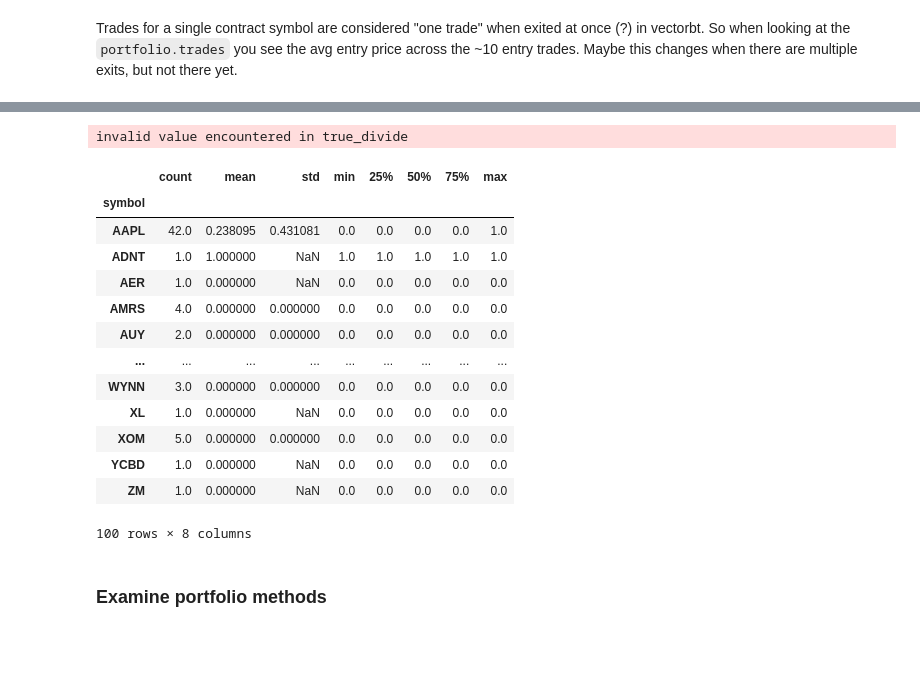
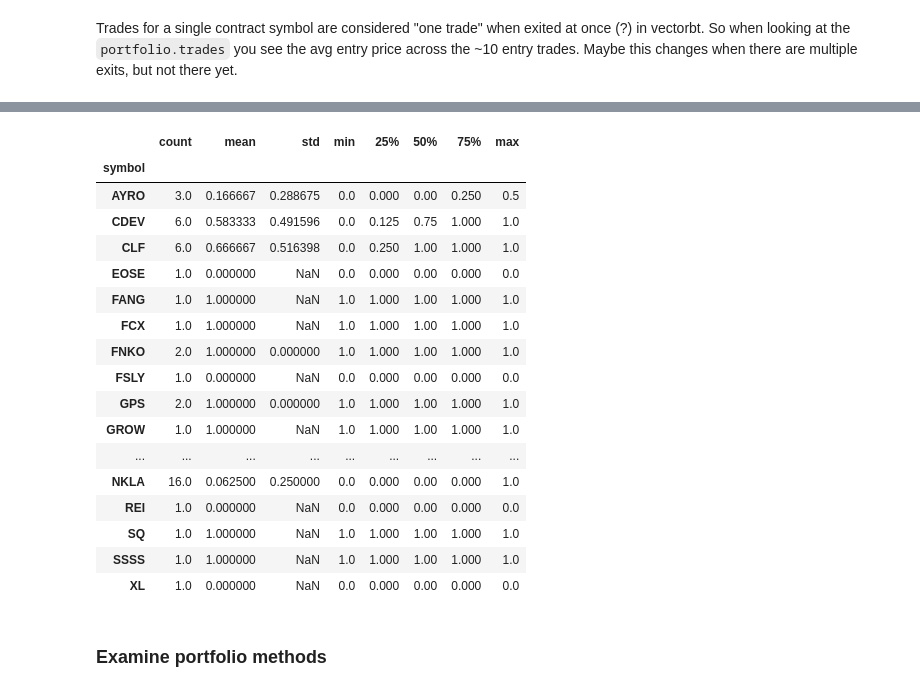
Before and after one commit to xbno/vectorbt, a Jupyter notebook: examples/multi.ipynb, the cells around one changed output, grey strips where cells are left out. Cells and saved outputs as stored; diff of their text form; code cells hidden in the pictures; blank space fills up the shorter version.

Commit message:
update to multi

```diff
--- a/examples/multi.ipynb
+++ b/examples/multi.ipynb
@@ -241,25 +379,0 @@ One column per option_contract series
-# %%
-df_tmp = df[[c for c in df.columns if 'oc_hx' in c]]
-df_tmp = df_tmp.reset_index().set_index('oc_hx_date') #.set_index('oc_hx_symbol')
-df_tmp = df_tmp.sort_index()
-df_tmp = df_tmp.groupby(['oc_hx_date','oc_hx_contract_symbol'])['oc_hx_close'].max().unstack().dropna(how='all')
-
-for exit in exits:
-    df_tmp.loc[:exit['option_expiration'],exit['contract_symbol']] = df_tmp.loc[:exit['option_expiration'],exit['contract_symbol']].ffill()
-
-df_tmp.index.name = 'Date'
-
-df_tmp_save = df_tmp.copy()
-
-# old single index
-# df_tmp = df_tmp.vbt.stack_index(pd.Index([re.match('[A-Z]*',c)[0] for c in df_tmp.columns], name='symbol'))
-# df_tmp.vbt.stack_index(pd.Index([format_date(re.search('[0-9]+',c)[0]) for c in df_tmp.columns], name='option_expiration'))
-
-# new multi index
-multi_ind = list(zip(
-    [parse_contract_symbol(c)['type'] for c in df_tmp.columns],
-    [parse_contract_symbol(c)['symbol'] for c in df_tmp.columns],
-    [parse_contract_symbol(c)['option_expiration'] for c in df_tmp.columns]
-))
-df_tmp = df_tmp.vbt.stack_index(pd.MultiIndex.from_tuples(multi_ind, names=["option_type", "symbol", "option_expiration"]))
-df_tmp
@@ -323,7 +410,7 @@ for rand_exit_type in rand_exit_types:
 # for r in rand_exit_types:
 #     print(f"rand_exit_dfs['{r}'],")
 
-exit_types = rand_exit_types + ['expiration']
+exit_types = rand_exit_types + ['expiration'] + ['pct_inc']
 all_exit_df = pd.DataFrame.vbt.concat(
     rand_exit_dfs['rand_0'],
     rand_exit_dfs['rand_1'],
@@ -336,6 +423,7 @@ all_exit_df = pd.DataFrame.vbt.concat(
     rand_exit_dfs['rand_8'],
     rand_exit_dfs['rand_9'],
     exp_exit_df,
+    pct_exit_df,
     keys=pd.Index(exit_types, name='exit_type')
 )
 # %%
@@ -492,3 +580,5 @@ uniform_cash_order_sizing(df_tmp,entry_df.copy().astype(int),100).loc[idx['2021-
 uniform_quantity_order_sizing(df_tmp,entry_df.copy().astype(int),500).loc[idx['2021-02-17'],idx[:,:,:,['AMC210305C00007000']]]
 # %% [output]
 Series([], Name: 2021-02-17 00:00:00, dtype: int64)
+# %%
+entry_size_df = uniform_cash_order_sizing(df_tmp,entry_df.copy().astype(int),max_cash_per_trade)
@@ -518,7 +649,7 @@ for exit_type in exit_types:
     )
     total_returns.append(portfolio.total_return())
 
-    if exit_type == 'expiration':
+    if exit_type in ['expiration','pct_inc']:
         pass
     else:
         del portfolio
@@ -772,22 +959,25 @@ entry_exit_size_df[contracts[cidx][:4]][contracts[cidx][-1]].vbt.plot().show()
 # %%
 win_rate_df = portfolio.trades.win_rate().dropna().reset_index()
-win_rate_df.groupby(['symbol'])[0].describe()
+win_rate_df.groupby(['symbol'])['win_rate'].describe()
 # %% [output]
-invalid value encountered in true_divide
 |  | count | mean | std | min | 25% | 50% | 75% | max |
 | symbol |  |  |  |  |  |  |  |  |
-| AAPL | 42.0 | 0.238095 | 0.431081 | 0.0 | 0.0 | 0.0 | 0.0 | 1.0 |
-| ADNT | 1.0 | 1.000000 | NaN | 1.0 | 1.0 | 1.0 | 1.0 | 1.0 |
-| AER | 1.0 | 0.000000 | NaN | 0.0 | 0.0 | 0.0 | 0.0 | 0.0 |
-| AMRS | 4.0 | 0.000000 | 0.000000 | 0.0 | 0.0 | 0.0 | 0.0 | 0.0 |
-| AUY | 2.0 | 0.000000 | 0.000000 | 0.0 | 0.0 | 0.0 | 0.0 | 0.0 |
+| AYRO | 3.0 | 0.166667 | 0.288675 | 0.0 | 0.000 | 0.00 | 0.250 | 0.5 |
+| CDEV | 6.0 | 0.583333 | 0.491596 | 0.0 | 0.125 | 0.75 | 1.000 | 1.0 |
+| CLF | 6.0 | 0.666667 | 0.516398 | 0.0 | 0.250 | 1.00 | 1.000 | 1.0 |
+| EOSE | 1.0 | 0.000000 | NaN | 0.0 | 0.000 | 0.00 | 0.000 | 0.0 |
+| FANG | 1.0 | 1.000000 | NaN | 1.0 | 1.000 | 1.00 | 1.000 | 1.0 |
+| FCX | 1.0 | 1.000000 | NaN | 1.0 | 1.000 | 1.00 | 1.000 | 1.0 |
+| FNKO | 2.0 | 1.000000 | 0.000000 | 1.0 | 1.000 | 1.00 | 1.000 | 1.0 |
+| FSLY | 1.0 | 0.000000 | NaN | 0.0 | 0.000 | 0.00 | 0.000 | 0.0 |
+| GPS | 2.0 | 1.000000 | 0.000000 | 1.0 | 1.000 | 1.00 | 1.000 | 1.0 |
+| GROW | 1.0 | 1.000000 | NaN | 1.0 | 1.000 | 1.00 | 1.000 | 1.0 |
 | ... | ... | ... | ... | ... | ... | ... | ... | ... |
-| WYNN | 3.0 | 0.000000 | 0.000000 | 0.0 | 0.0 | 0.0 | 0.0 | 0.0 |
-| XL | 1.0 | 0.000000 | NaN | 0.0 | 0.0 | 0.0 | 0.0 | 0.0 |
-| XOM | 5.0 | 0.000000 | 0.000000 | 0.0 | 0.0 | 0.0 | 0.0 | 0.0 |
-| YCBD | 1.0 | 0.000000 | NaN | 0.0 | 0.0 | 0.0 | 0.0 | 0.0 |
-| ZM | 1.0 | 0.000000 | NaN | 0.0 | 0.0 | 0.0 | 0.0 | 0.0 |
+| NKLA | 16.0 | 0.062500 | 0.250000 | 0.0 | 0.000 | 0.00 | 0.000 | 1.0 |
+| REI | 1.0 | 0.000000 | NaN | 0.0 | 0.000 | 0.00 | 0.000 | 0.0 |
+| SQ | 1.0 | 1.000000 | NaN | 1.0 | 1.000 | 1.00 | 1.000 | 1.0 |
+| SSSS | 1.0 | 1.000000 | NaN | 1.0 | 1.000 | 1.00 | 1.000 | 1.0 |
+| XL | 1.0 | 0.000000 | NaN | 0.0 | 0.000 | 0.00 | 0.000 | 0.0 |
-100 rows × 8 columns
 # %%
 # regroup = ['a' for _ in range(portfolio.total_return().index.shape[0])]
 # portfolio.regroup(group_by=[1 for i in range(9)]).trades.plot_pnl()
```
Also changed, not shown: parts of 61 cells of this notebook.
